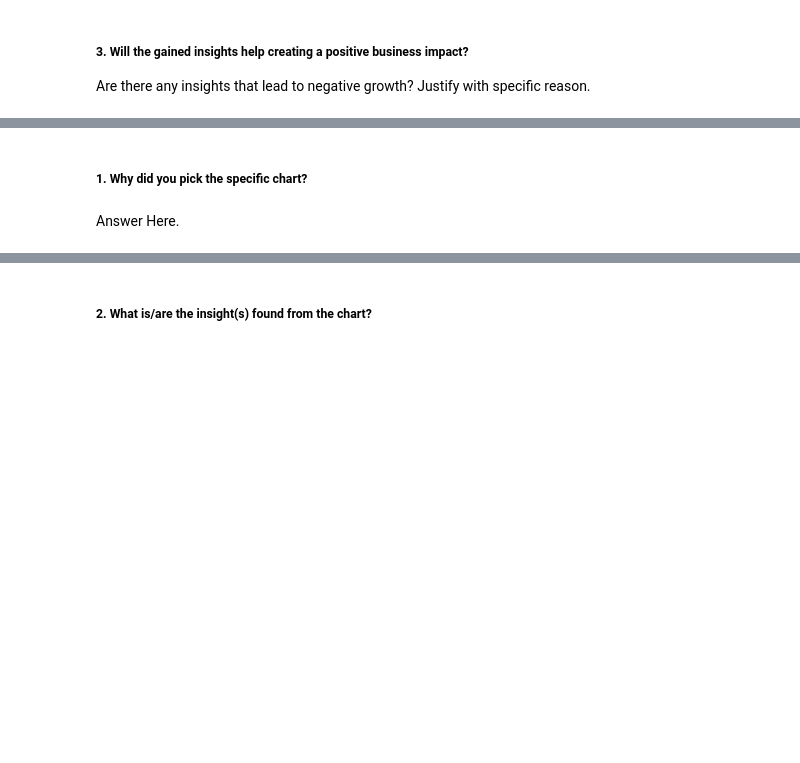
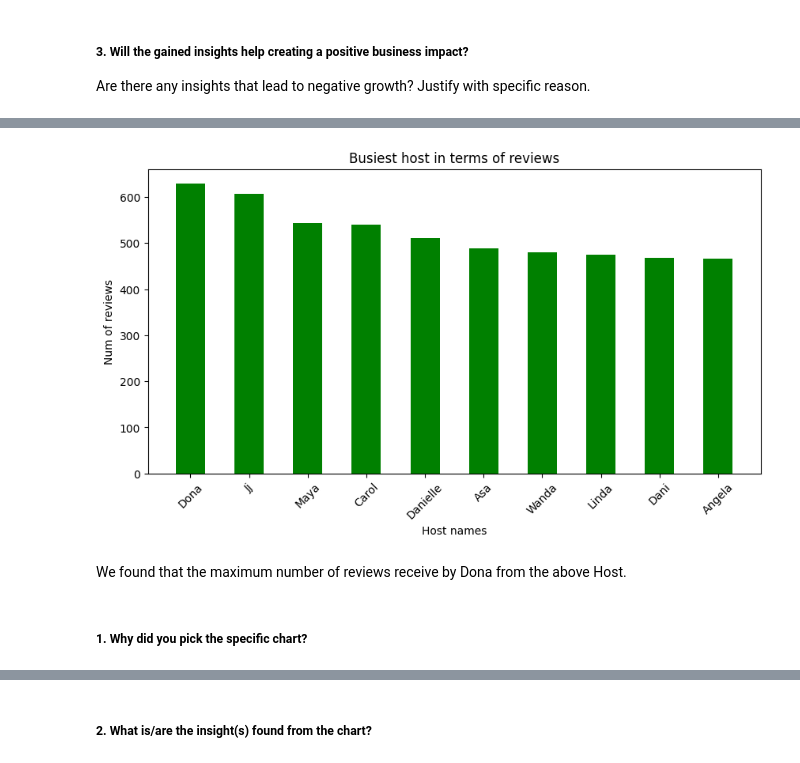
Before and after one commit to OmprakashDebata/Eda-Project-Airbnb, a Jupyter notebook: EDA_Airbnb_Submission.ipynb, the cells around one changed output, grey strips where cells are left out. Drawn from its saved outputs; the diff is of its cells as text; code cells hidden in the pictures; blank space fills up the shorter version.

```diff
--- a/EDA_Airbnb_Submission.ipynb
+++ b/EDA_Airbnb_Submission.ipynb
@@ -328,0 +360,4 @@ Answer Here
+# %%
+most_visited = airbnb.groupby(["host_id", "host_name", "room_type"])["number_of_reviews"].max().reset_index()
+most_visited = most_visited.sort_values("number_of_reviews", ascending=False).head(10)
+most_visited
@@ -329,4 +376,18 @@ Answer Here
+# %%
+# Chart - 2 visualization code
+naam = most_visited['host_name']
+reviews_receive = most_visited['number_of_reviews']
+
+fig = plt.figure(figsize=(10,5))
+plt.bar(naam, reviews_receive, color='green', width = 0.5)
+plt.xlabel('Host names')
+plt.ylabel('Num of reviews')
+plt.title('Busiest host in terms of reviews')
+plt.xticks(rotation=45)
+plt.show()
+# %% [output]
+[figure, added]
+# %% [markdown]
+We found that the maximum number of reviews receive by Dona from the above Host.
 # %% [markdown]
 ##### 1. Why did you pick the specific chart?
-# %% [markdown]
-Answer Here.
```
Also changed, not shown: parts of 74 cells of this notebook.
